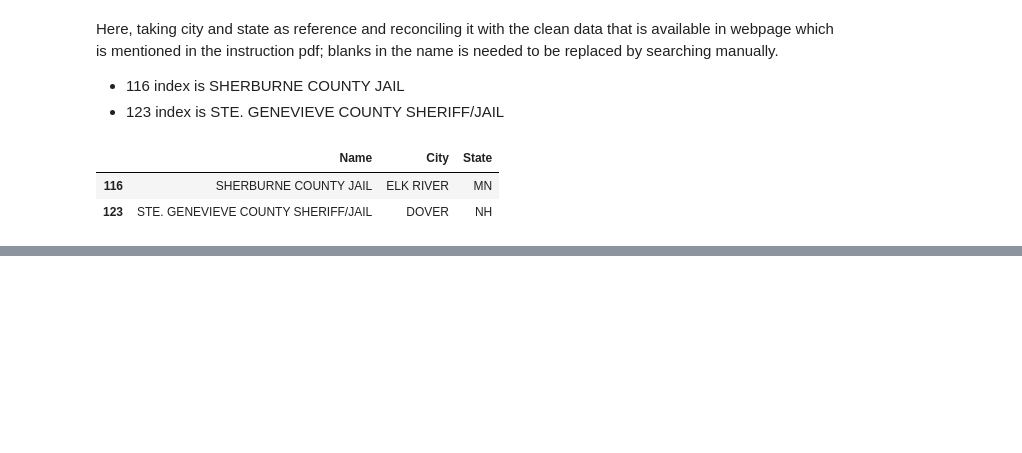
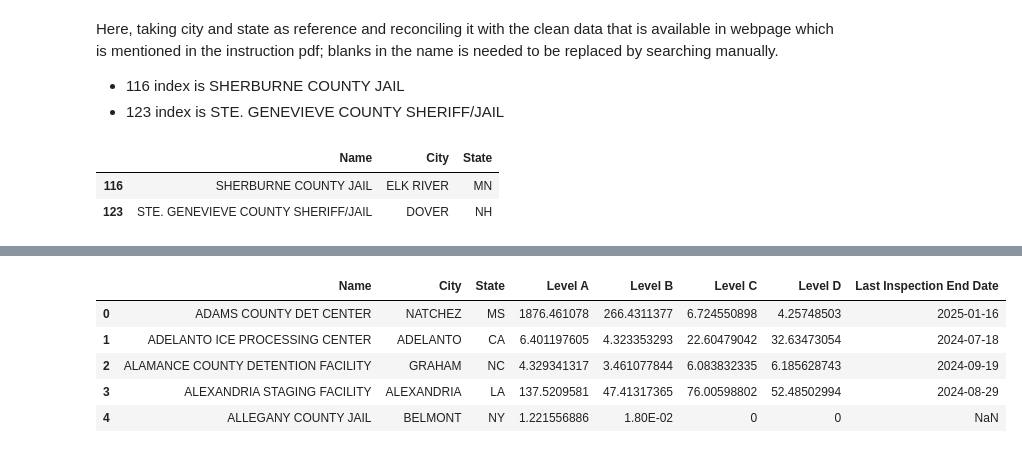
Before and after one commit to Susil4533/data-screening-exercise, a Jupyter notebook: notebook/analysis.ipynb, the cells around one changed output, grey strips where cells are left out. Saved outputs shown, nothing was run; the diff lists cells and outputs as text; code cells hidden in the pictures; blank space fills up the shorter version.

```diff
--- a/notebook/analysis.ipynb
+++ b/notebook/analysis.ipynb
@@ -89,0 +112,4 @@ df.loc[[116, 123], ['Name', 'City', 'State']]
+# %%
+# Converting Last Inspection End Date to numeric
+df['Last Inspection End Date'] = pd.to_numeric(df['Last Inspection End Date'], errors='coerce')
+df['Last Inspection End Date'].dtype
@@ -89,0 +131,10 @@ df.loc[[116, 123], ['Name', 'City', 'State']]
+# %%
+# Create a mask for numeric values
+numeric_mask = df['Last Inspection End Date'].notna()
+
+# Convert only numeric values (Excel serial numbers) to datetime
+df.loc[numeric_mask, 'Last Inspection End Date'] = pd.to_datetime(
+    df.loc[numeric_mask, 'Last Inspection End Date'],
+    origin='1899-12-30',
+    unit='D'
+).dt.date
@@ -89,0 +159,9 @@ df.loc[[116, 123], ['Name', 'City', 'State']]
+# %%
+df.head()
+# %% [output]
+|  | Name | City | State | Level A | Level B | Level C | Level D | Last Inspection End Date |
+| 0 | ADAMS COUNTY DET CENTER | NATCHEZ | MS | 1876.461078 | 266.4311377 | 6.724550898 | 4.25748503 | 2025-01-16 |
+| 1 | ADELANTO ICE PROCESSING CENTER | ADELANTO | CA | 6.401197605 | 4.323353293 | 22.60479042 | 32.63473054 | 2024-07-18 |
+| 2 | ALAMANCE COUNTY DETENTION FACILITY | GRAHAM | NC | 4.329341317 | 3.461077844 | 6.083832335 | 6.185628743 | 2024-09-19 |
+| 3 | ALEXANDRIA STAGING FACILITY | ALEXANDRIA | LA | 137.5209581 | 47.41317365 | 76.00598802 | 52.48502994 | 2024-08-29 |
+| 4 | ALLEGANY COUNTY JAIL | BELMONT | NY | 1.221556886 | 1.80E-02 | 0 | 0 | NaN |
```
Also changed, not shown: parts of 5 cells of this notebook.
